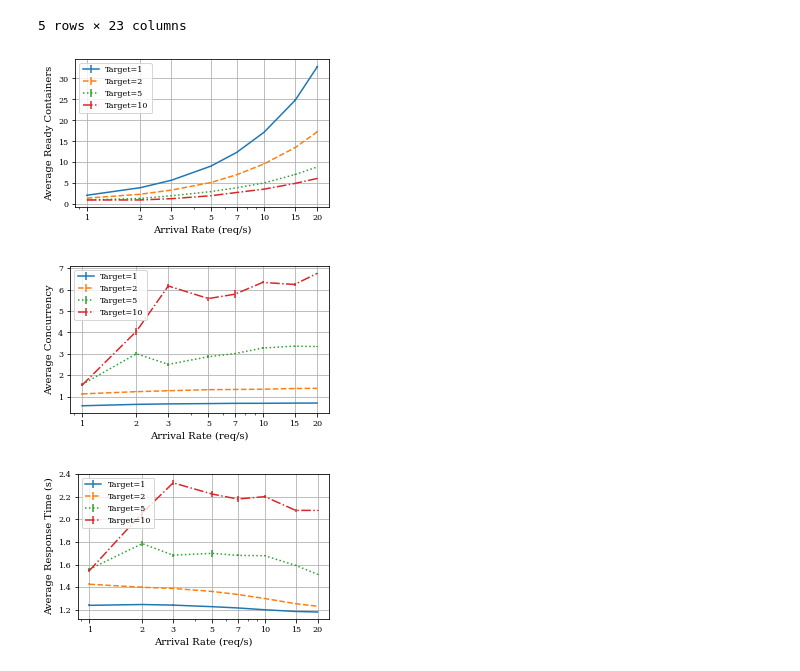
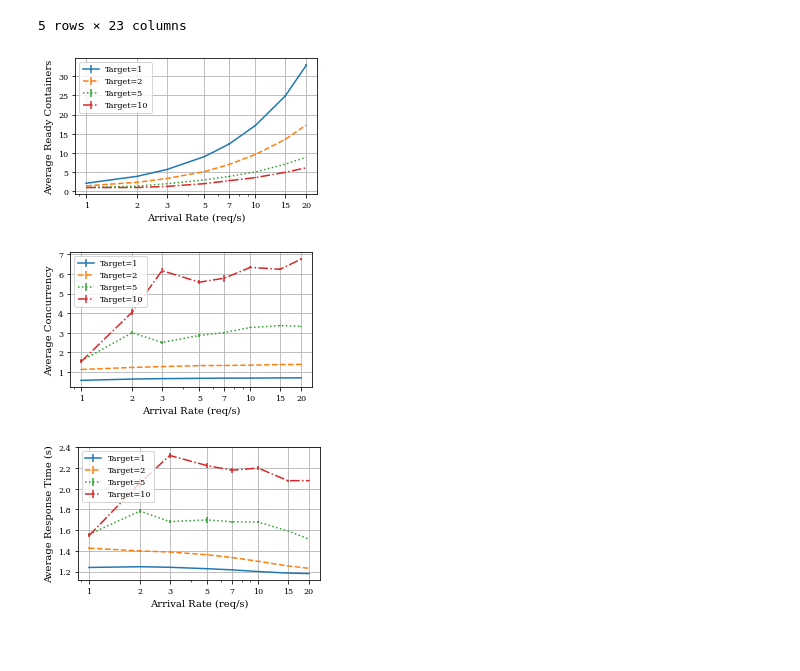
Before and after one commit to pacslab/conc-value-perf-modelling, a Jupyter notebook: experiments/parse_multiple.ipynb, the cells around one changed output. Cells and saved outputs as stored; diff of their text form; code cells hidden in the pictures; blank space fills up the shorter version.

Commit message:
fixed plots positioining

```diff
--- a/experiments/parse_multiple.ipynb
+++ b/experiments/parse_multiple.ipynb
@@ -152,9 +152,10 @@ plt.tight_layout()
 plt.grid(True)
 plt.xlabel("Arrival Rate (req/s)")
 plt.ylabel("Average Ready Containers")
+plt.gcf().subplots_adjust(left=0.13, bottom=0.20)
 parse_util.tmp_fig_save('01_average_ready_containers_vs_arrival_rate', exp_config_name)
 # %% [output]
-[figure, old version]
+[figure, new version]
 # %%
 plt.figure(figsize=(4,2.5))
 for target_value in overview_parsed_df['target'].unique():
@@ -169,26 +170,28 @@ plt.tight_layout()
 plt.grid(True)
 plt.xlabel("Arrival Rate (req/s)")
 plt.ylabel("Average Concurrency")
+plt.gcf().subplots_adjust(left=0.13, bottom=0.20)
 parse_util.tmp_fig_save('02_conc_window_average_vs_arrival_rate', exp_config_name)
 # %% [output]
-[figure, old version]
+[figure, new version]
 # %%
 plt.figure(figsize=(4,2.5))
 for target_value in overview_parsed_df['target'].unique():
     sub_df = overview_parsed_df.loc[overview_parsed_df['target'] == target_value, :]
     # plt.semilogx(sub_df['rps'], sub_df['conc_window_average_mean'])
     plt.errorbar(sub_df['rps'], sub_df['client_elapsed_time_mean'], yerr=sub_df['client_elapsed_time_ci'], label=f"Target={target_value}")
 
 plt.gca().set_xscale('log')
 plt.xticks(rps_ticks, rps_ticks)
 plt.legend()
 plt.tight_layout()
 plt.grid(True)
 plt.xlabel("Arrival Rate (req/s)")
 plt.ylabel("Average Response Time (s)")
+plt.gcf().subplots_adjust(left=0.13, bottom=0.20)
 parse_util.tmp_fig_save('03_average_resp_time_vs_arrival_rate', exp_config_name)
 # %% [output]
-[figure, old version]
+[figure, new version]
 # %%
 # let's see if we can make plots for effect of CC
 from matplotlib import ticker
```
Also changed, not shown: parts of 1 cell of this notebook, 1 other file.
